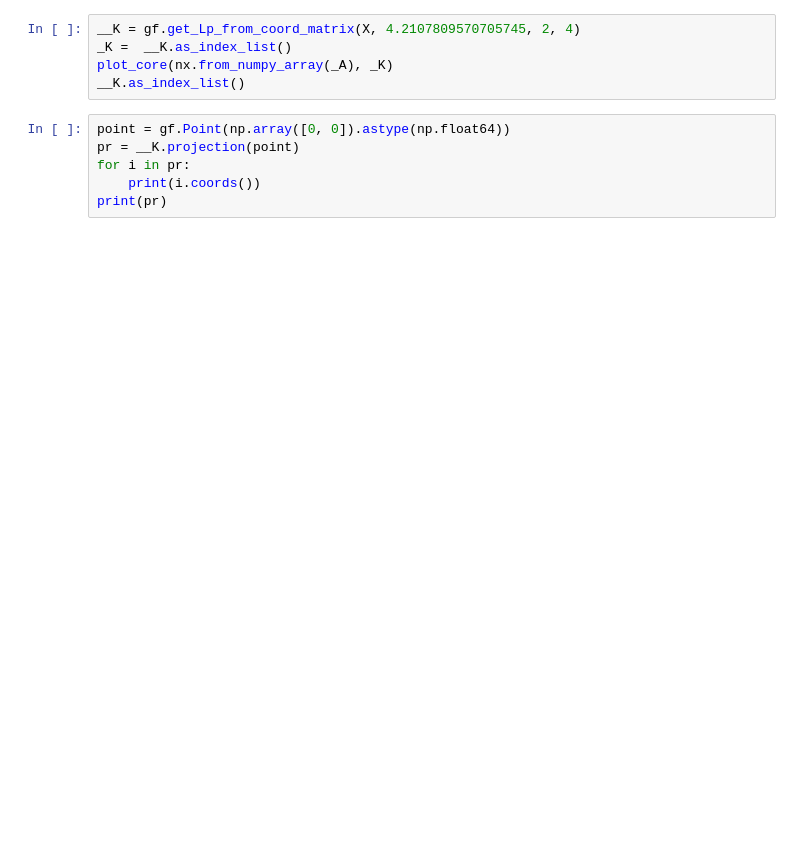
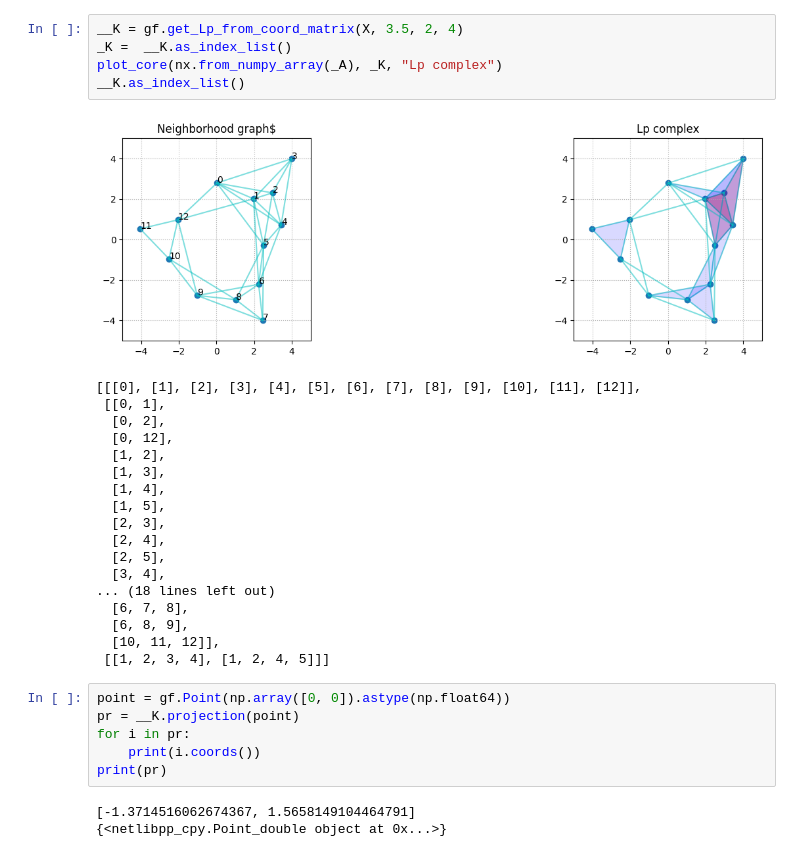
Before and after one commit to Kurkuzabra/NetLibpp, a Jupyter notebook: netlibpp/src/testing/test_complex.ipynb, the cells around one changed output. Saved outputs shown, nothing was run; the diff lists cells and outputs as text; blank space fills up the shorter version.

```diff
--- a/netlibpp/src/testing/test_complex.ipynb
+++ b/netlibpp/src/testing/test_complex.ipynb
@@ -122,13 +300,35 @@ _K
 # %%
-__K = gf.get_Lp_from_coord_matrix(X, 4.2107809570705745, 2, 4)
+__K = gf.get_Lp_from_coord_matrix(X, 3.5, 2, 4)
 _K =  __K.as_index_list()
-plot_core(nx.from_numpy_array(_A), _K)
+plot_core(nx.from_numpy_array(_A), _K, "Lp complex")
 __K.as_index_list()
+# %% [output]
+[figure, added]
+[[[0], [1], [2], [3], [4], [5], [6], [7], [8], [9], [10], [11], [12]],
+ [[0, 1],
+  [0, 2],
+  [0, 12],
+  [1, 2],
+  [1, 3],
+  [1, 4],
+  [1, 5],
+  [2, 3],
+  [2, 4],
+  [2, 5],
+  [3, 4],
+... (18 lines left out)
+  [6, 7, 8],
+  [6, 8, 9],
+  [10, 11, 12]],
+ [[1, 2, 3, 4], [1, 2, 4, 5]]]
 # %%
 point = gf.Point(np.array([0, 0]).astype(np.float64))
 pr = __K.projection(point)
 for i in pr:
     print(i.coords())
 print(pr)
+# %% [output]
+[-1.3714516062674367, 1.5658149104464791]
+{<netlibpp_cpy.Point_double object at 0x...>}
 # %%
 __K.laplace_matrix(0)
```
Also changed, not shown: parts of 18 cells of this notebook, 13 other files.
